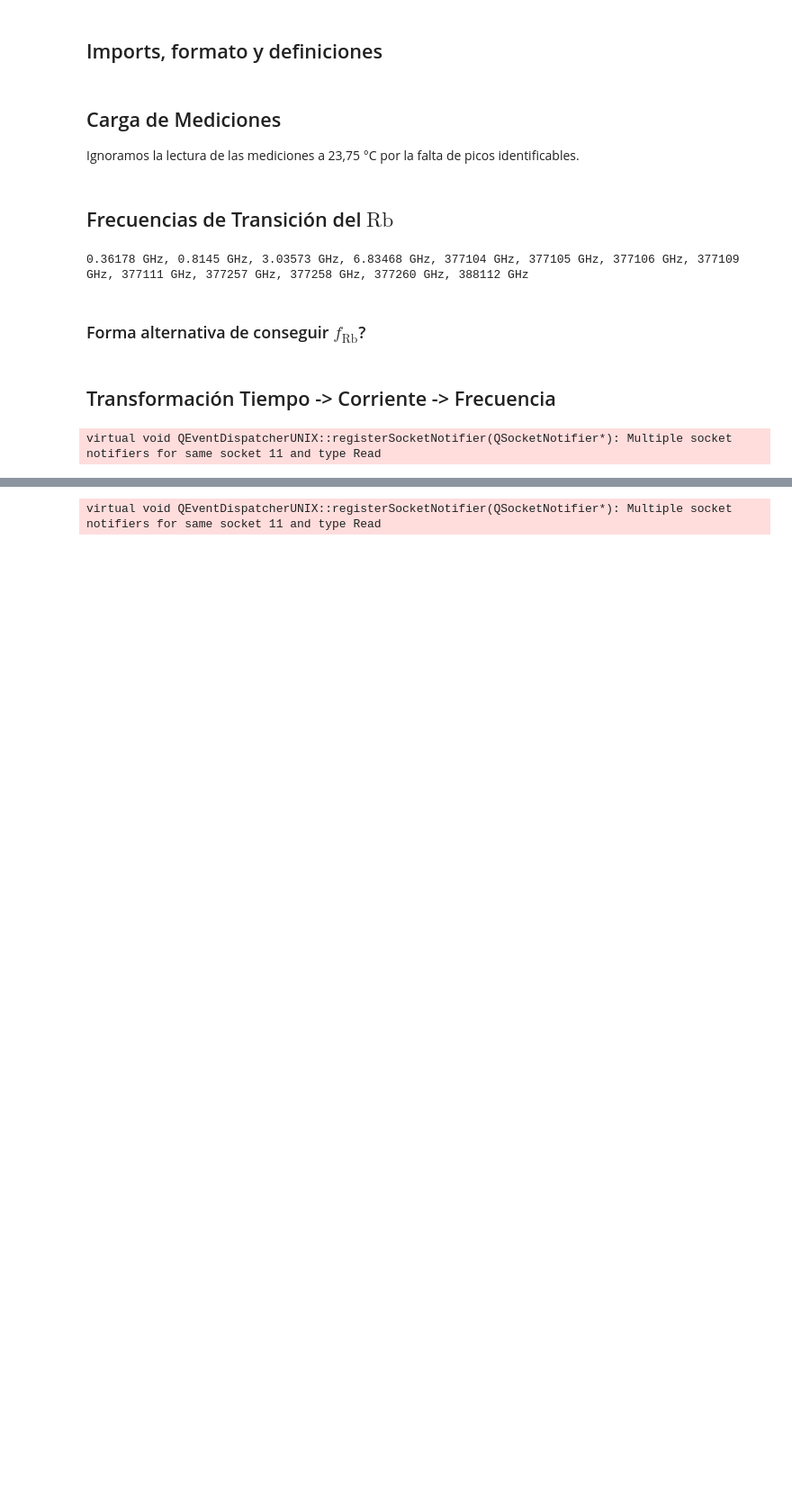
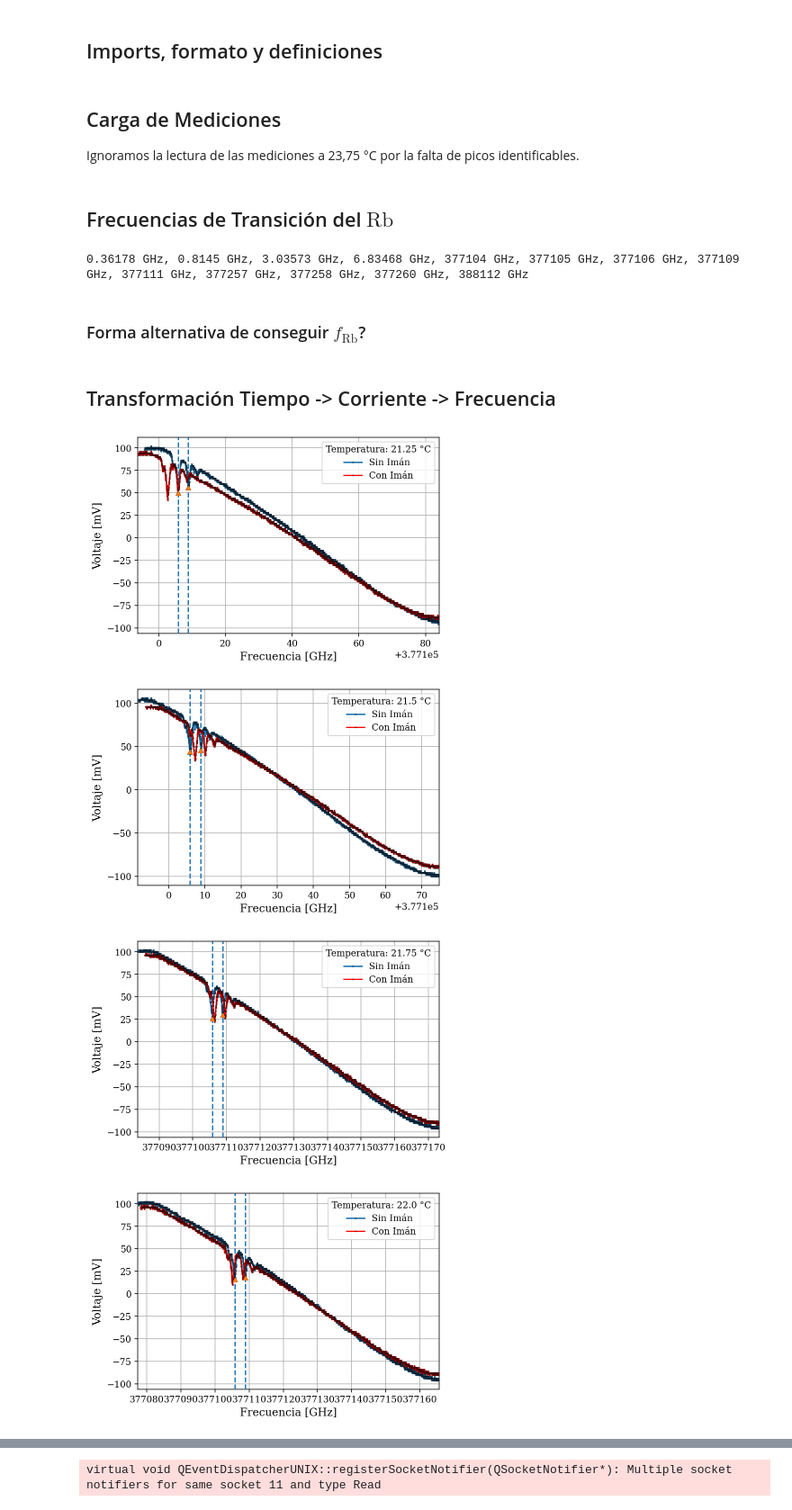
Before and after one commit to agustinbrusco/Laboratorio5, a Jupyter notebook: Datos y código - Práctica 2/analisis.ipynb, the cells around one changed output, grey strips where cells are left out. Shown at 90% size. Drawn from its saved outputs; the diff is of its cells as text; code cells hidden in the pictures; blank space fills up the shorter version.

```diff
--- a/Datos y código - Práctica 2/analisis.ipynb
+++ b/Datos y código - Práctica 2/analisis.ipynb
@@ -104,6 +105,7 @@ levels.showPlot()
 # %% [markdown]
 ## Transformación Tiempo -> Corriente -> Frecuencia
 # %%
+# %matplotlib inline
 v_units = 'm'
 f_units = 'G'
 freqs_arr = np.zeros_like(times_arr)  # Hz
@@ -116,52 +118,57 @@ corriente_depth = 0.1/100
 corriente_max = corriente_setpoint*(1+corriente_depth)  # A
 corriente_min = corriente_setpoint*(1-corriente_depth)  # A
 corriente_rango = corriente_max - corriente_min  # A
-for i, (tiempo, tiempo_mag, v1_arr, mag1_arr) in enumerate(zip(times_arr, times_mag_arr,
-                                                               V1, V1_mag)):
+for i, temp in enumerate(Temps_arr[:, 0]):
     # Para la medición sin imán:
-    t_max = tiempo[np.argmax(v1_arr)]  # s
-    t_min = tiempo[np.argmin(v1_arr)]  # s
+    t_max = times_arr[i][np.argmax(V1[i])]  # s
+    t_min = times_arr[i][np.argmin(V1[i])]  # s
     m = (corriente_max - corriente_min)/(t_max - t_min)  # A/s
-    corrientes_arr[i] = m*(tiempo - t_min) + corriente_min  # A
-    popt, pcov = curve_fit(lineal, corrientes_arr[i], v1_arr)
+    corrientes_arr[i] = m*(times_arr[i] - t_min) + corriente_min  # A
+    popt, pcov = curve_fit(lineal, corrientes_arr[i], V1[i])
     # Para la medición con imán:
-    t_mag_max = tiempo_mag[np.argmax(mag1_arr)]  # s
-    t_mag_min = tiempo_mag[np.argmin(mag1_arr)]  # s
+    t_mag_max = times_mag_arr[i][np.argmax(V1_mag[i])]  # s
+    t_mag_min = times_mag_arr[i][np.argmin(V1_mag[i])]  # s
     m_mag = (corriente_max - corriente_min)/(t_mag_max - t_mag_min)  # A/s
-    corrientes_mag = m_mag*(tiempo_mag - t_mag_min) + corriente_min  # A
+    corrientes_mag = m_mag*(times_mag_arr[i] - t_mag_min) + corriente_min  # A
 
-    peaks[i] = find_peaks(-(v1_arr - lineal(corrientes_arr[i], *popt)),
-                       distance=30, prominence=0.01, height=0.015)[0]
+    peaks[i] = find_peaks(-(V1[i] - lineal(corrientes_arr[i], *popt)),
+                          distance=30, prominence=0.01, height=0.015)[0]
     # Sabemos que estos corresponden com los picos que encontramos con find_peaks:
     idx1 = 6
     idx2 = 7
     freqs_arr[i] = corriente_a_frecuencia(corrientes_arr[i],
                                           freqs_rubidio[[idx1, idx2]],  # Hz
                                           corrientes_arr[i][peaks[i][[-2, -1]]])  # A
 
     freqs_mag_arr[i] = corriente_a_frecuencia(corrientes_mag,
                                               freqs_rubidio[[idx1, idx2]],  # Hz
                                               corrientes_arr[i][peaks[i][[-2, -1]]])  # A
     # Plots:
     plt.figure()
     plt.plot(SCALE[f_units]*freqs_arr[i],
-             SCALE[v_units]*v1_arr,
-             '.-', ms=3, mec='k', mew=0.25)
+             SCALE[v_units]*V1[i],
+             '.-', ms=3, mec='k', mew=0.25,
+             zorder=7, label="Sin Imán")
     plt.plot(SCALE[f_units]*freqs_mag_arr[i],
-             SCALE[v_units]*mag1_arr,
-             'r.-', ms=3, mec='k', mew=0.25)
+             SCALE[v_units]*V1_mag[i],
+             'r.-', ms=3, mec='k', mew=0.25,
+             zorder=8, label="Con Imán")
     plt.plot(SCALE[f_units]*freqs_arr[i][peaks[i]],
-             SCALE[v_units]*v1_arr[peaks[i]],
-             '^', mec='k', mew=0.25)
+             SCALE[v_units]*V1[i][peaks[i]],
+             '^', mec='k', mew=0.25, zorder=10)
     plt.axvline(SCALE[f_units]*freqs_arr[i][peaks[i][-1]],
-                ls='--', c='r')
+                ls='--', c='C0', zorder=4)
     plt.axvline(SCALE[f_units]*freqs_arr[i][peaks[i][-2]],
-                ls='--', c='r')
+                ls='--', c='C0', zorder=4)
     plt.grid(True)
+    plt.legend(title=f"Temperatura: {temp} °C")
     plt.ylabel(f"Voltaje [{v_units}V]")
     plt.xlabel(f"Frecuencia [{f_units}Hz]")
     plt.show()
 
 peaks = np.array(peaks)
 # %% [output]
-virtual void QEventDispatcherUNIX::registerSocketNotifier(QSocketNotifier*): Multiple socket notifiers for same socket 11 and type Read
+[figure, added]
+[figure, added]
+[figure, added]
+[figure, added]
```
Also changed, not shown: parts of 4 cells of this notebook.
